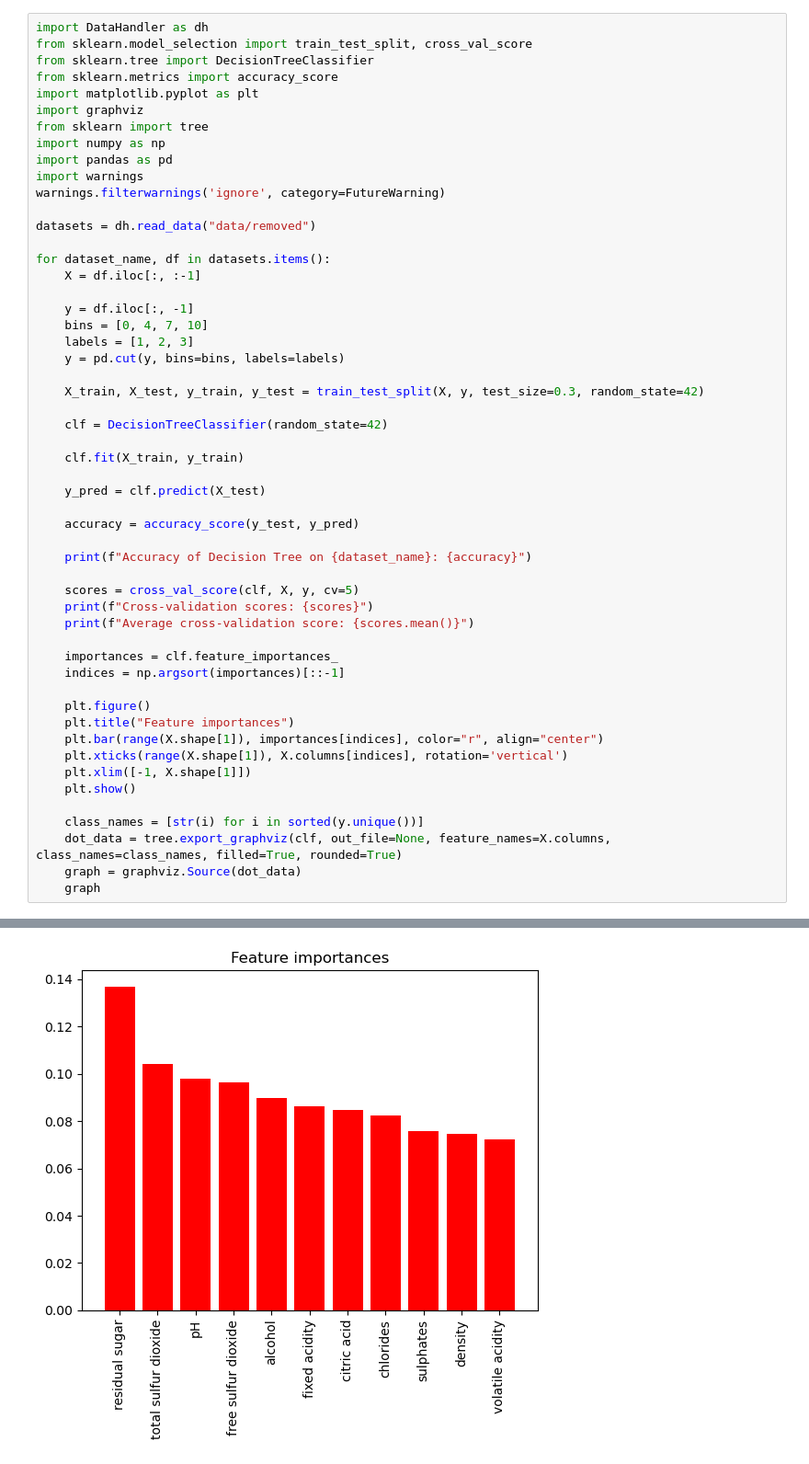
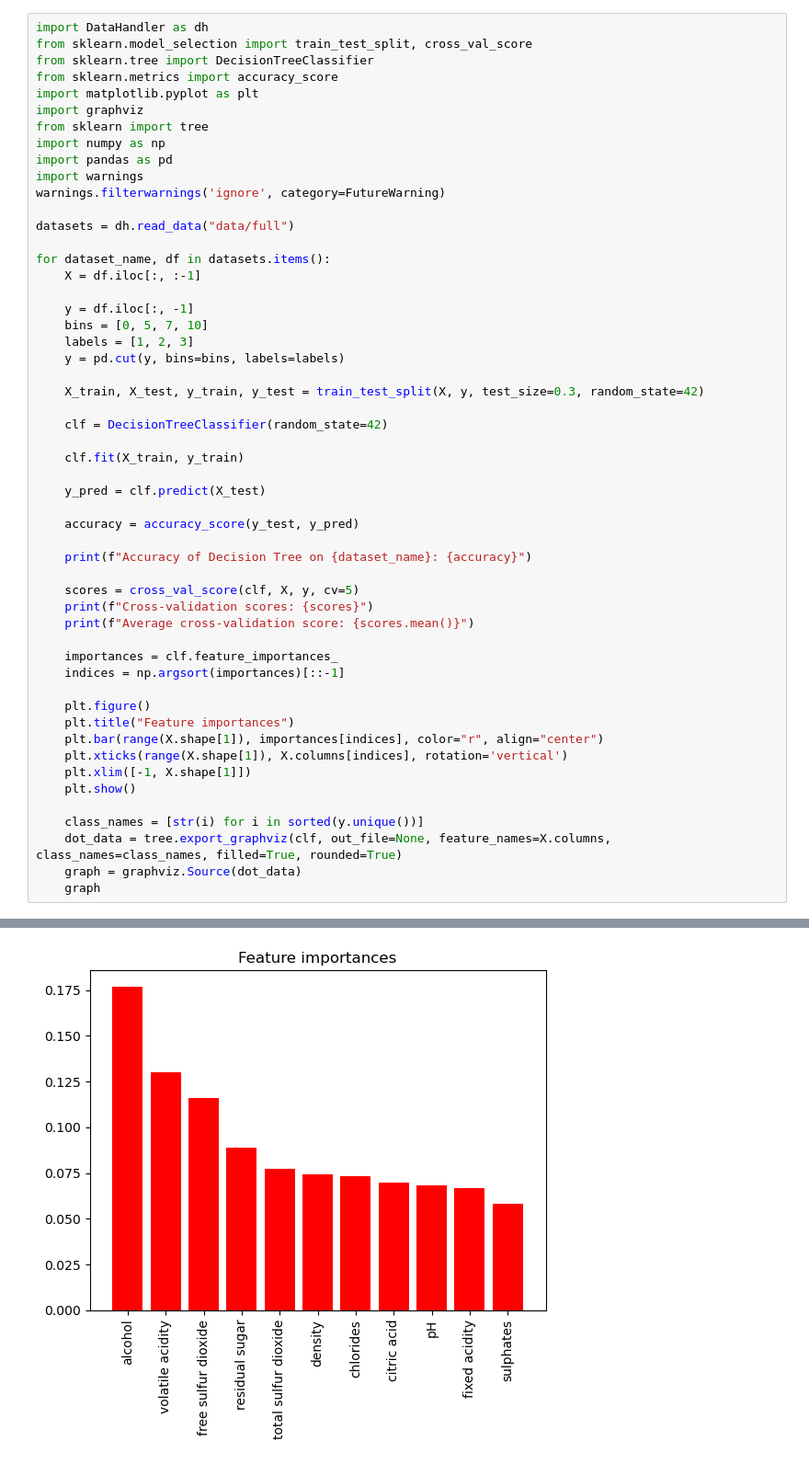
Before and after one commit to Qubi0-0/wine-classifier, a Jupyter notebook: DecisionTrees.ipynb, the cells around one changed output, grey strips where cells are left out. Shown at 92% size. Drawn from its saved outputs; the diff is of its cells as text.

```diff
--- a/DecisionTrees.ipynb
+++ b/DecisionTrees.ipynb
@@ -11,13 +11,13 @@ import pandas as pd
 import warnings
 warnings.filterwarnings('ignore', category=FutureWarning)
 
-datasets = dh.read_data("data/removed")
+datasets = dh.read_data("data/full")
 
 for dataset_name, df in datasets.items():
     X = df.iloc[:, :-1]
 
     y = df.iloc[:, -1]
-    bins = [0, 4, 7, 10]
+    bins = [0, 5, 7, 10]
     labels = [1, 2, 3]
     y = pd.cut(y, bins=bins, labels=labels)
 
@@ -62 +62 @@ Average cross-validation score: 0.8764809989368578
-[figure, old version]
+[figure, new version]
```
Also changed, not shown: parts of 4 cells of this notebook.
